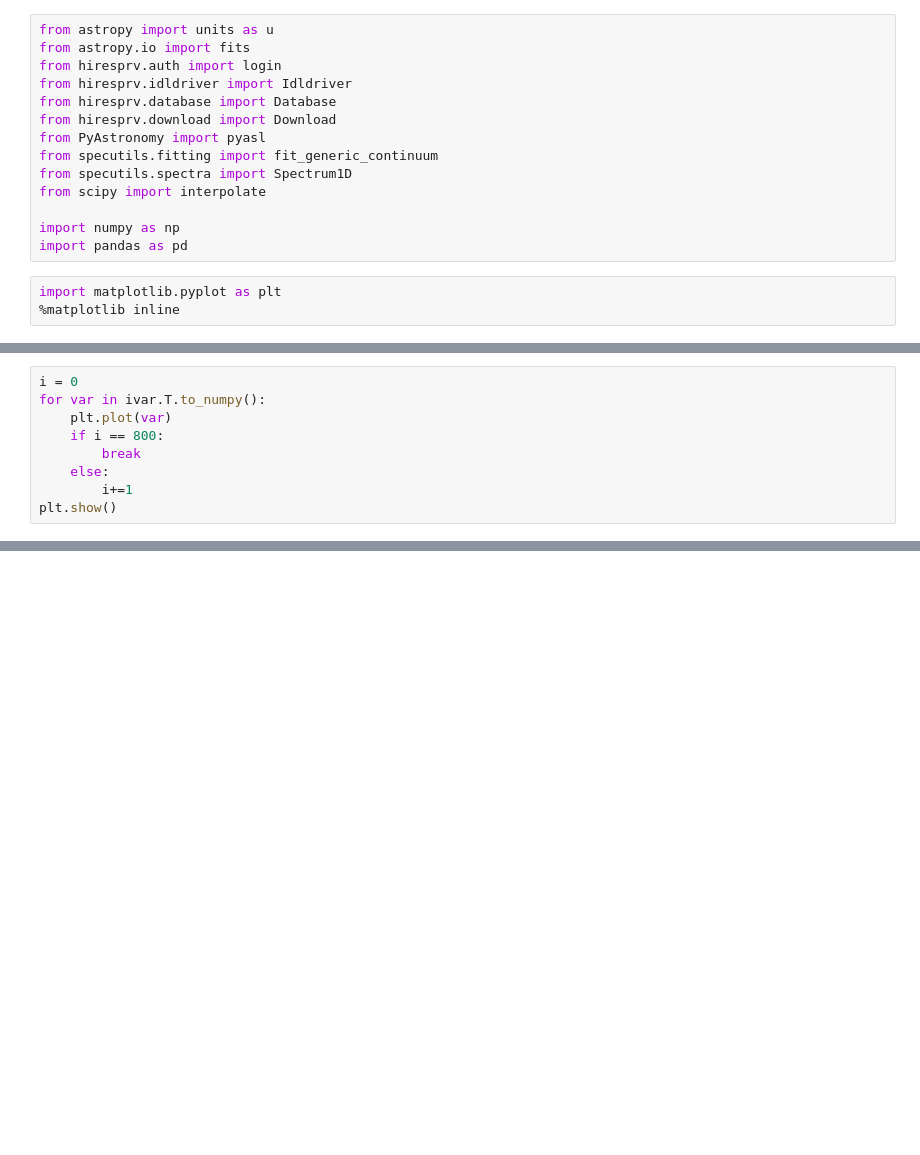
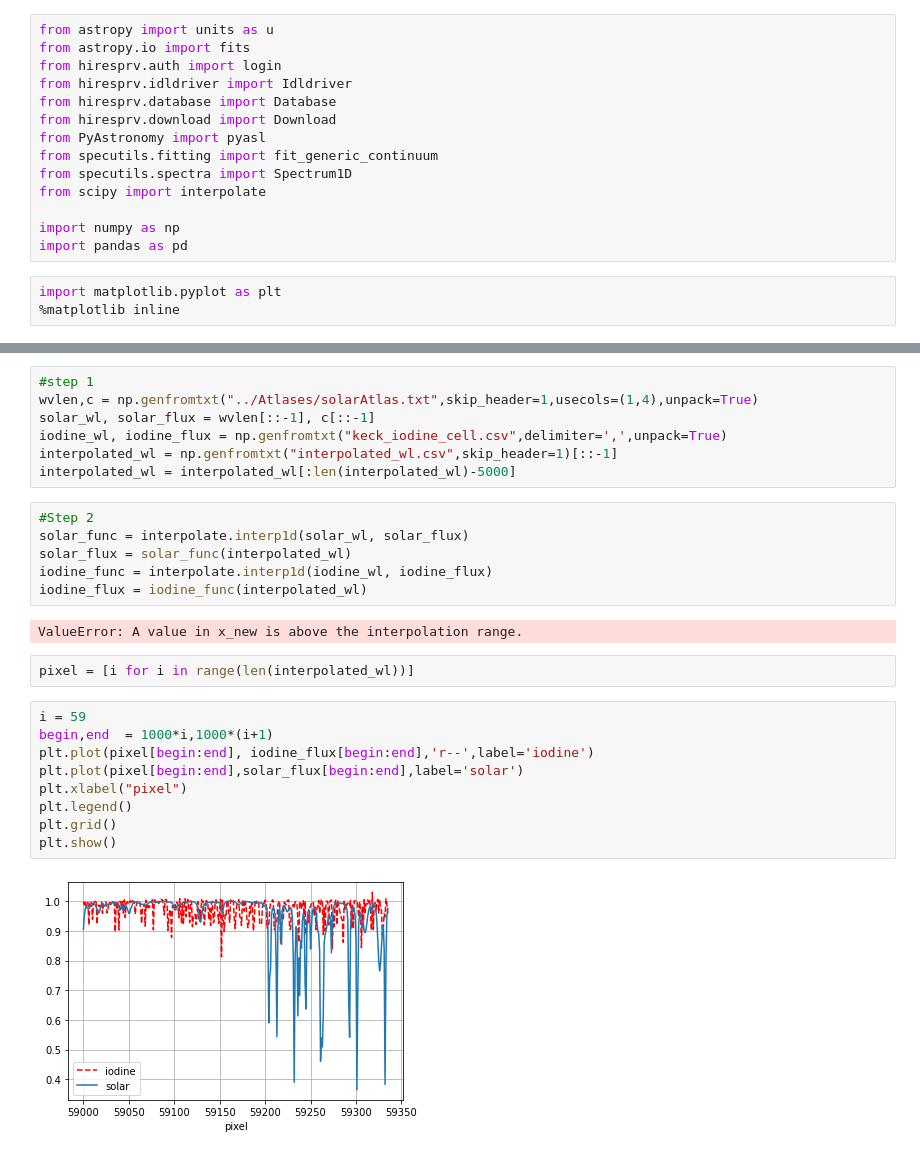
Before and after one commit to jgussman/CHIP, a Jupyter notebook: NoteBooks/test.ipynb, the cells around one changed output, grey strips where cells are left out. Drawn from its saved outputs; the diff is of its cells as text; blank space fills up the shorter version.

```diff
--- a/NoteBooks/test.ipynb
+++ b/NoteBooks/test.ipynb
@@ -82,9 +17,0 @@ plt.show()
-# %%
-i = 0
-for var in ivar.T.to_numpy():
-    plt.plot(var)
-    if i == 800:
-        break
-    else:
-        i+=1
-plt.show()
@@ -105,0 +24,28 @@ array([4.9500039e+03, 9.7771833e-01])
+# %%
+#step 1
+wvlen,c = np.genfromtxt("../Atlases/solarAtlas.txt",skip_header=1,usecols=(1,4),unpack=True)
+solar_wl, solar_flux = wvlen[::-1], c[::-1]
+iodine_wl, iodine_flux = np.genfromtxt("keck_iodine_cell.csv",delimiter=',',unpack=True)
+interpolated_wl = np.genfromtxt("interpolated_wl.csv",skip_header=1)[::-1]
+interpolated_wl = interpolated_wl[:len(interpolated_wl)-5000]
+# %%
+#Step 2
+solar_func = interpolate.interp1d(solar_wl, solar_flux)
+solar_flux = solar_func(interpolated_wl)
+iodine_func = interpolate.interp1d(iodine_wl, iodine_flux)
+iodine_flux = iodine_func(interpolated_wl)
+# %% [output]
+ValueError: A value in x_new is above the interpolation range.
+# %%
+pixel = [i for i in range(len(interpolated_wl))]
+# %%
+i = 59
+begin,end  = 1000*i,1000*(i+1)
+plt.plot(pixel[begin:end], iodine_flux[begin:end],'r--',label='iodine')
+plt.plot(pixel[begin:end],solar_flux[begin:end],label='solar')
+plt.xlabel("pixel")
+plt.legend()
+plt.grid()
+plt.show()
+# %% [output]
+[figure, added]
```
Also changed, not shown: parts of 61 cells of this notebook, 3 other files.
